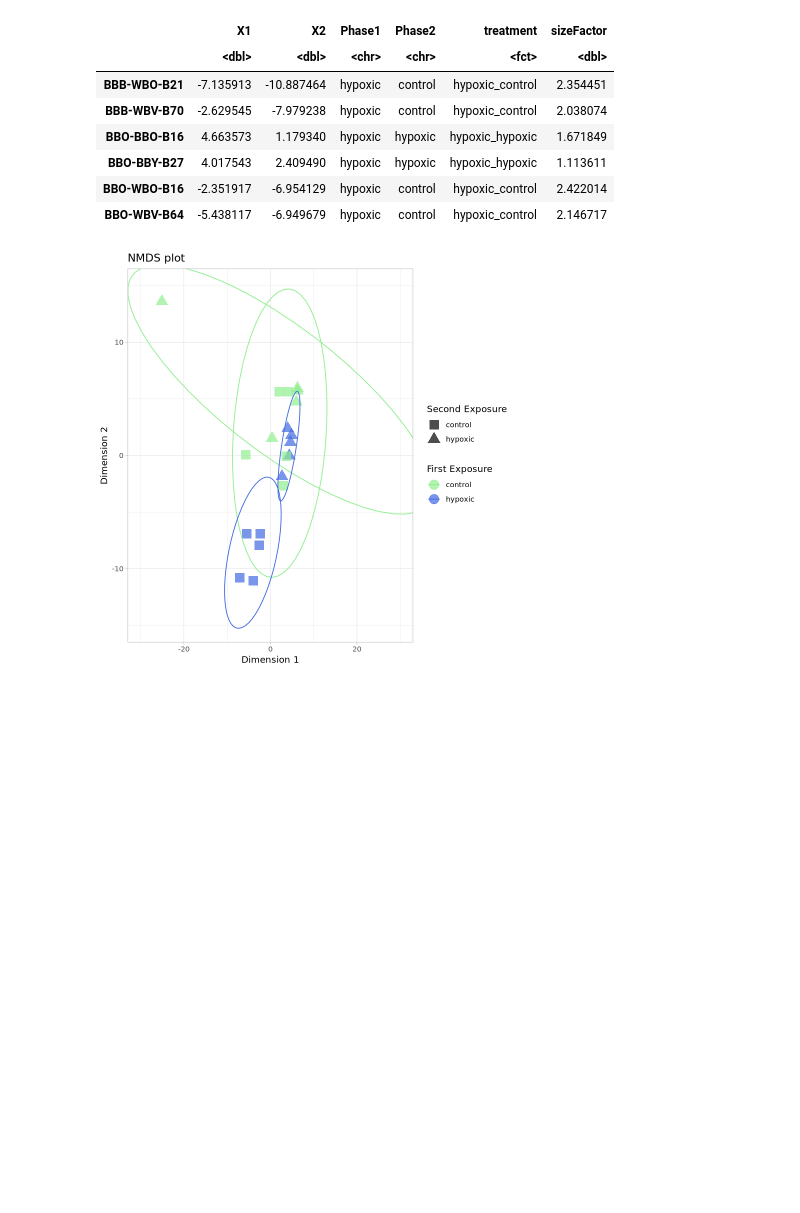
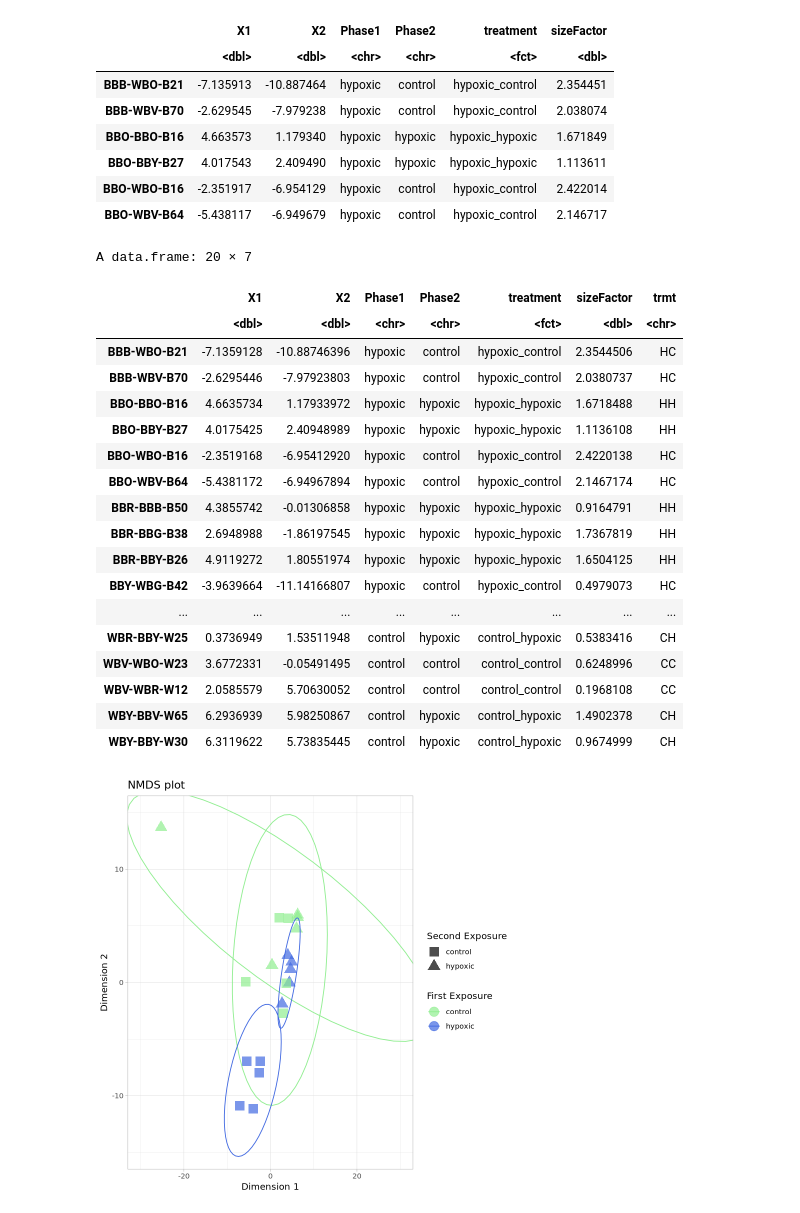
Before and after one commit to jgmcdonough/CE18_methylRAD_analysis, a Jupyter notebook: analysis/DMGs_analysis/DESeq_geneFeatures.ipynb, the cells around one changed output. Cells and saved outputs as stored; diff of their text form; code cells hidden in the pictures; blank space fills up the shorter version.

```diff
--- a/analysis/DMGs_analysis/DESeq_geneFeatures.ipynb
+++ b/analysis/DMGs_analysis/DESeq_geneFeatures.ipynb
@@ -591,6 +591,32 @@ A data.frame: 6 × 6
 | BBO-BBY-B27 | 4.017543 | 2.409490 | hypoxic | hypoxic | hypoxic_hypoxic | 1.113611 |
 | BBO-WBO-B16 | -2.351917 | -6.954129 | hypoxic | control | hypoxic_control | 2.422014 |
 | BBO-WBV-B64 | -5.438117 | -6.949679 | hypoxic | control | hypoxic_control | 2.146717 |
+# %%
+mds$trmt <- ifelse(mds$treatment == 'hypoxic_control', 'HC',
+                       ifelse(mds$treatment == 'control_hypoxic', 'CH',
+                               ifelse(mds$treatment == 'hypoxic_hypoxic', 'HH', 'CC')))
+
+mds
+# %% [output]
+A data.frame: 20 × 7
+|  | X1 | X2 | Phase1 | Phase2 | treatment | sizeFactor | trmt |
+|  | <dbl> | <dbl> | <chr> | <chr> | <fct> | <dbl> | <chr> |
+| BBB-WBO-B21 | -7.1359128 | -10.88746396 | hypoxic | control | hypoxic_control | 2.3544506 | HC |
+| BBB-WBV-B70 | -2.6295446 | -7.97923803 | hypoxic | control | hypoxic_control | 2.0380737 | HC |
+| BBO-BBO-B16 | 4.6635734 | 1.17933972 | hypoxic | hypoxic | hypoxic_hypoxic | 1.6718488 | HH |
+| BBO-BBY-B27 | 4.0175425 | 2.40948989 | hypoxic | hypoxic | hypoxic_hypoxic | 1.1136108 | HH |
+| BBO-WBO-B16 | -2.3519168 | -6.95412920 | hypoxic | control | hypoxic_control | 2.4220138 | HC |
+| BBO-WBV-B64 | -5.4381172 | -6.94967894 | hypoxic | control | hypoxic_control | 2.1467174 | HC |
+| BBR-BBB-B50 | 4.3855742 | -0.01306858 | hypoxic | hypoxic | hypoxic_hypoxic | 0.9164791 | HH |
+| BBR-BBG-B38 | 2.6948988 | -1.86197545 | hypoxic | hypoxic | hypoxic_hypoxic | 1.7367819 | HH |
+| BBR-BBY-B26 | 4.9119272 | 1.80551974 | hypoxic | hypoxic | hypoxic_hypoxic | 1.6504125 | HH |
+| BBY-WBG-B42 | -3.9639664 | -11.14166807 | hypoxic | control | hypoxic_control | 0.4979073 | HC |
+| ... | ... | ... | ... | ... | ... | ... | ... |
+| WBR-BBY-W25 | 0.3736949 | 1.53511948 | control | hypoxic | control_hypoxic | 0.5383416 | CH |
+| WBV-WBO-W23 | 3.6772331 | -0.05491495 | control | control | control_control | 0.6248996 | CC |
+| WBV-WBR-W12 | 2.0585579 | 5.70630052 | control | control | control_control | 0.1968108 | CC |
+| WBY-BBV-W65 | 6.2936939 | 5.98250867 | control | hypoxic | control_hypoxic | 1.4902378 | CH |
+| WBY-BBY-W30 | 6.3119622 | 5.73835445 | control | hypoxic | control_hypoxic | 0.9674999 | CH |
 # %%
 write.csv(mds, '/project/pi_sarah_gignouxwolfsohn_uml_edu/julia/CE_MethylRAD_analysis_2018/analysis/deseq_res_files/geneFeatures_res/nmds_input.csv')
 # %%
```
Also changed, not shown: parts of 2 cells of this notebook.
